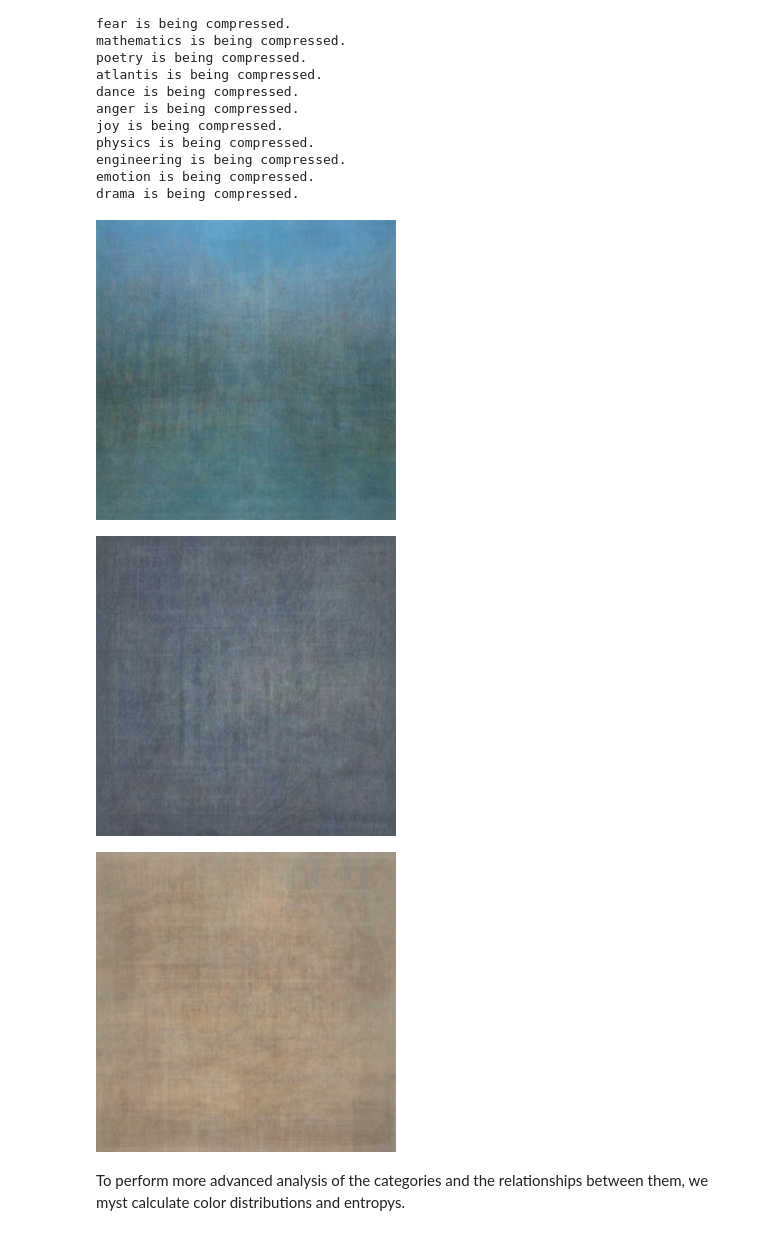
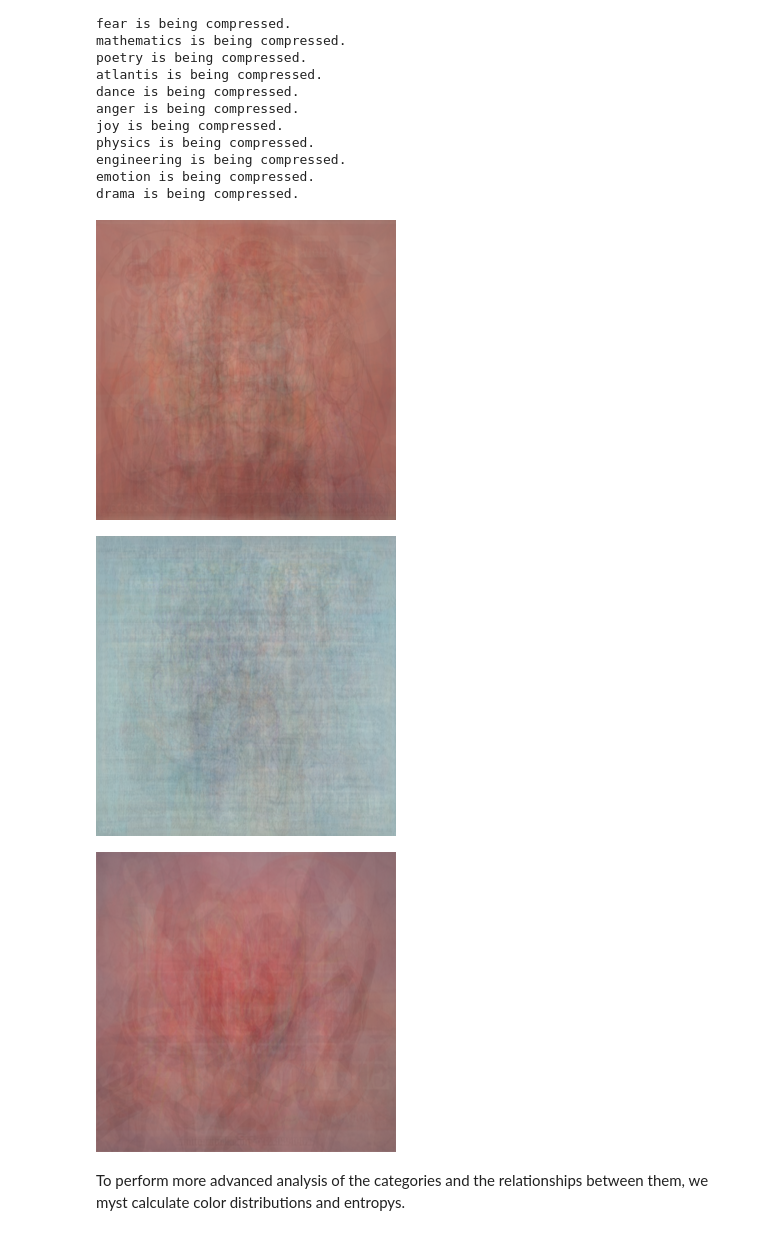
Before and after one commit to comp-syn/comp-syn, a Jupyter notebook: notebooks/compsyn_package_pipeline.ipynb, the cells around one changed output. Cells and saved outputs as stored; diff of their text form; code cells hidden in the pictures.

```diff
--- a/notebooks/compsyn_package_pipeline.ipynb
+++ b/notebooks/compsyn_package_pipeline.ipynb
@@ -22,5 +22,5 @@ Comp-syn uses image data to create its vectors and analysis. It has a built in f
 # %%
 imagedata = cs.datahelper.ImageData()
 # %%
-imagedata.load_image_dict_from_subfolders("downloads/")
+imagedata.load_image_dict_from_subfolders("downloads/paper_categories")
 # %% [output]
@@ -78,17 +78,17 @@ engineering is being compressed.
 emotion is being compressed.
 drama is being compressed.
 # %%
-PIL.Image.fromarray(compressed_image_dict['atlantis'].astype(np.uint8))
+PIL.Image.fromarray(compressed_image_dict['anger'].astype(np.uint8))
 # %% [output]
-[figure, old version]
+[figure, new version]
 # %%
-PIL.Image.fromarray(compressed_image_dict['physics'].astype(np.uint8))
+PIL.Image.fromarray(compressed_image_dict['anxiety'].astype(np.uint8))
 # %% [output]
-[figure, old version]
+[figure, new version]
 # %%
-PIL.Image.fromarray(compressed_image_dict['literature'].astype(np.uint8))
+PIL.Image.fromarray(compressed_image_dict['love'].astype(np.uint8))
 # %% [output]
-[figure, old version]
+[figure, new version]
 # %%
 imageanalysis.save_colorgram_to_disk()
 # %% [markdown]
```
Also changed, not shown: parts of 4 cells of this notebook, 2 other files.
